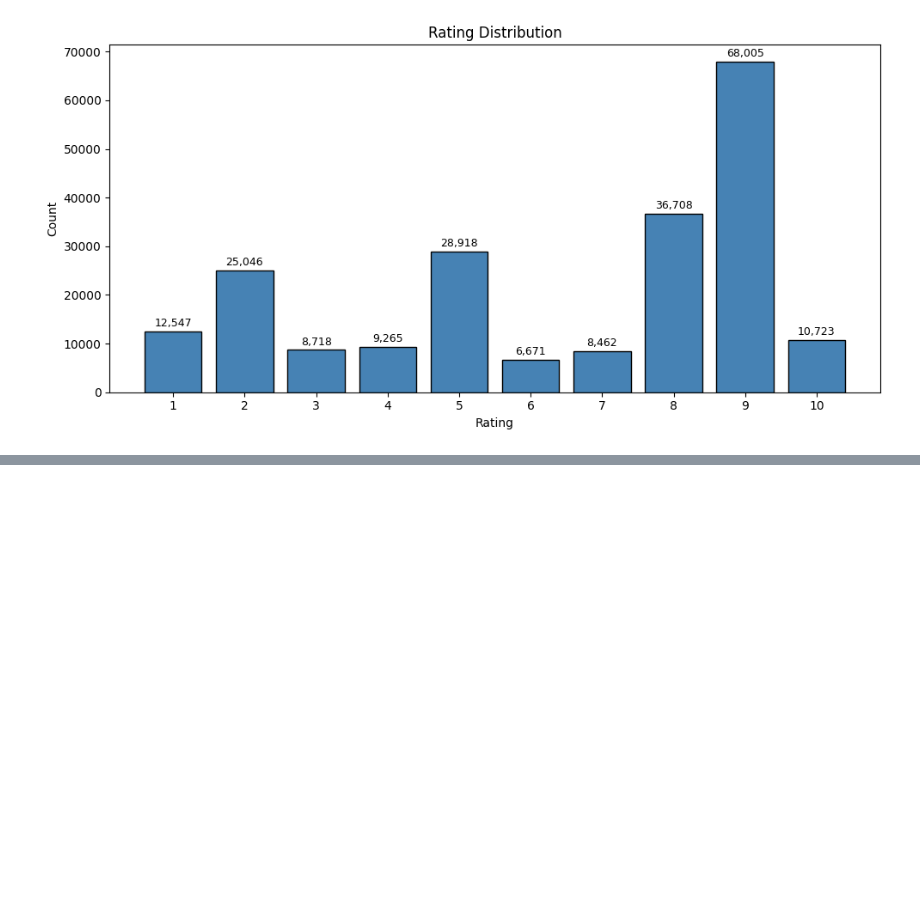
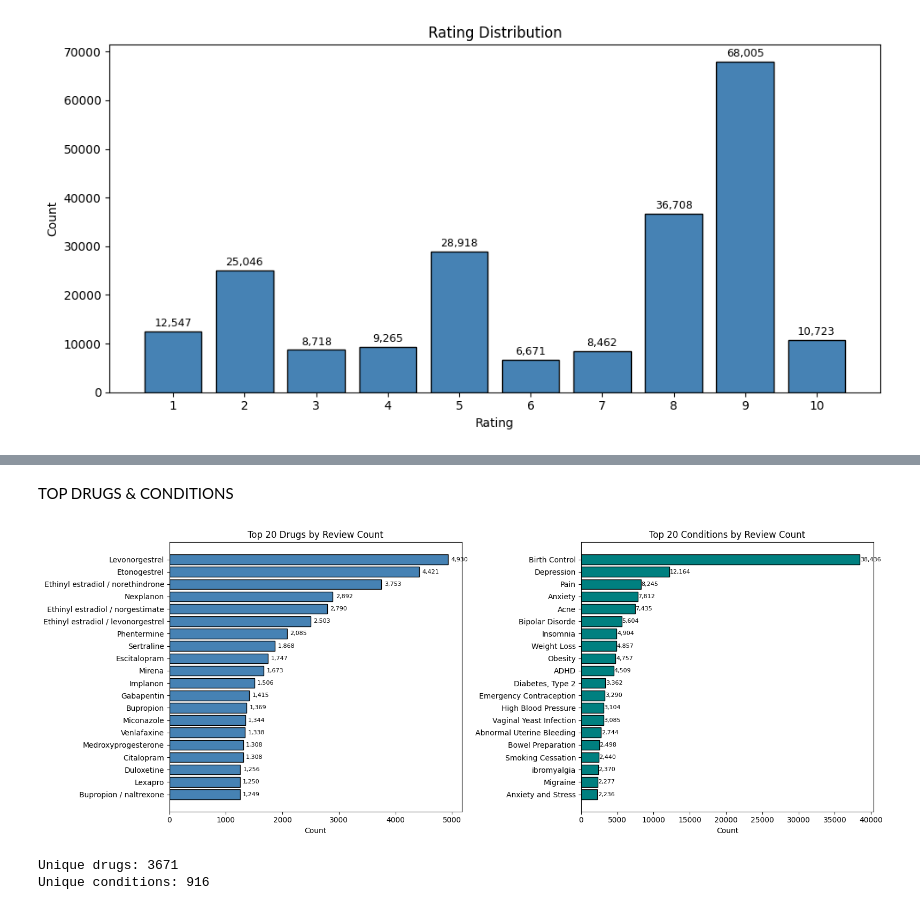
Before and after one commit to azizUB/project_IA, a Jupyter notebook: EDA.ipynb, the cells around one changed output, grey strips where cells are left out. Drawn from its saved outputs; the diff is of its cells as text; code cells hidden in the pictures; blank space fills up the shorter version.

```diff
--- a/EDA.ipynb
+++ b/EDA.ipynb
@@ -134,0 +276,28 @@ plt.show()
+# %% [markdown]
+TOP DRUGS & CONDITIONS
+# %%
+fig, axes = plt.subplots(1, 2, figsize=(16, 6))
+
+top_drugs = dataset['drugName'].value_counts().head(20)
+axes[0].barh(top_drugs.index[::-1], top_drugs.values[::-1], color='steelblue', edgecolor='black')
+axes[0].set_xlabel('Count')
+axes[0].set_title('Top 20 Drugs by Review Count')
+for i, v in enumerate(top_drugs.values[::-1]):
+    axes[0].text(v + 50, i, f'{v:,}', va='center', fontsize=8)
+
+top_conditions = dataset['condition'].value_counts().head(20)
+axes[1].barh(top_conditions.index[::-1], top_conditions.values[::-1], color='teal', edgecolor='black')
+axes[1].set_xlabel('Count')
+axes[1].set_title('Top 20 Conditions by Review Count')
+for i, v in enumerate(top_conditions.values[::-1]):
+    axes[1].text(v + 50, i, f'{v:,}', va='center', fontsize=8)
+
+plt.tight_layout()
+plt.show()
+
+print(f"\nUnique drugs: {dataset['drugName'].nunique()}")
+print(f"Unique conditions: {dataset['condition'].nunique()}")
+# %% [output]
+[figure, added]
+Unique drugs: 3671
+Unique conditions: 916
```
Also changed, not shown: parts of 16 cells of this notebook.
